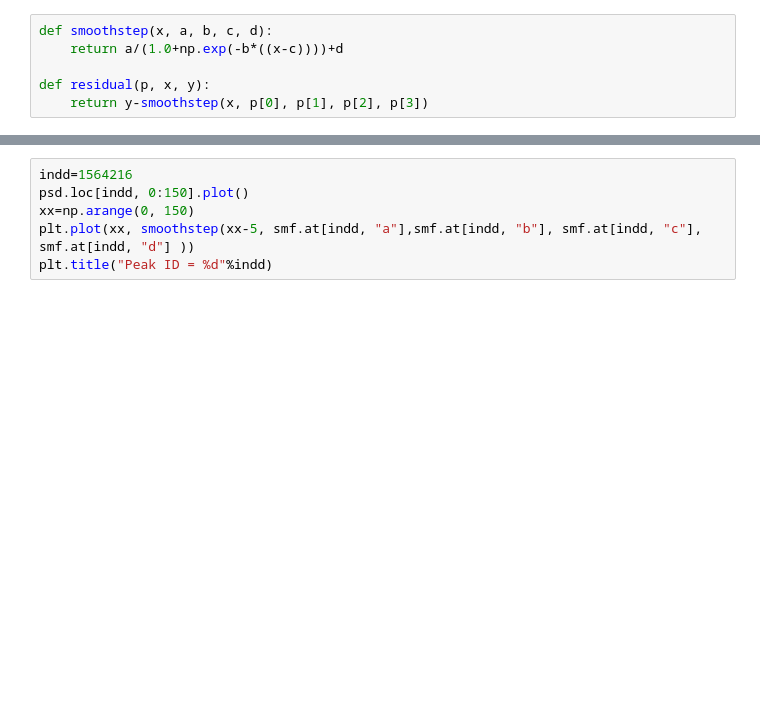
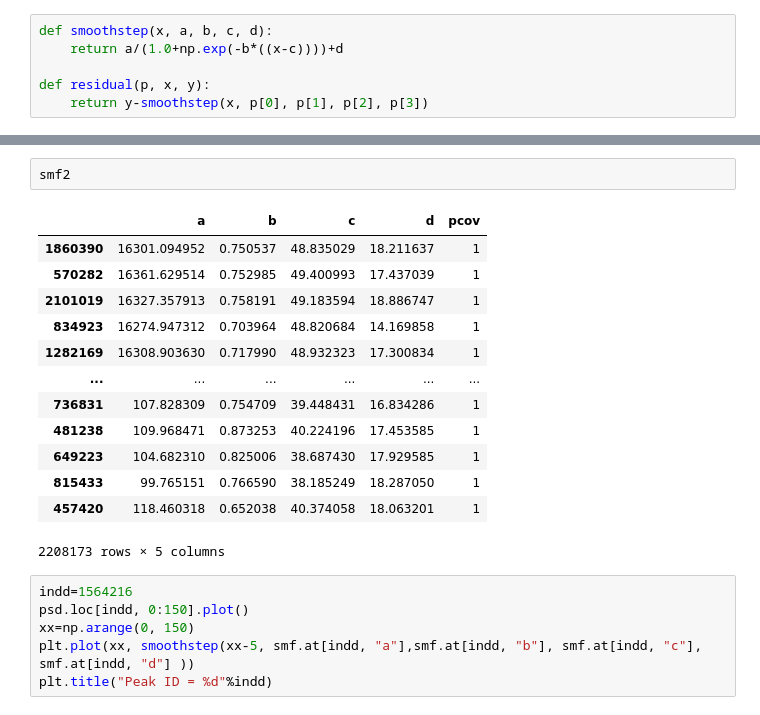
Before and after one commit to jiyongso/jupyter, a Jupyter notebook: psd/psd3.ipynb, the cells around one changed output, grey strips where cells are left out. Saved outputs shown, nothing was run; the diff lists cells and outputs as text; blank space fills up the shorter version.

```diff
--- a/psd/psd3.ipynb
+++ b/psd/psd3.ipynb
@@ -93,3 +109,19 @@ smf
+# %%
+smf2
+# %% [output]
+|  | a | b | c | d | pcov |
+| 1860390 | 16301.094952 | 0.750537 | 48.835029 | 18.211637 | 1 |
+| 570282 | 16361.629514 | 0.752985 | 49.400993 | 17.437039 | 1 |
+| 2101019 | 16327.357913 | 0.758191 | 49.183594 | 18.886747 | 1 |
+| 834923 | 16274.947312 | 0.703964 | 48.820684 | 14.169858 | 1 |
+| 1282169 | 16308.903630 | 0.717990 | 48.932323 | 17.300834 | 1 |
+| ... | ... | ... | ... | ... | ... |
+| 736831 | 107.828309 | 0.754709 | 39.448431 | 16.834286 | 1 |
+| 481238 | 109.968471 | 0.873253 | 40.224196 | 17.453585 | 1 |
+| 649223 | 104.682310 | 0.825006 | 38.687430 | 17.929585 | 1 |
+| 815433 | 99.765151 | 0.766590 | 38.185249 | 18.287050 | 1 |
+| 457420 | 118.460318 | 0.652038 | 40.374058 | 18.063201 | 1 |
+2208173 rows × 5 columns
 # %%
 indd=1564216
 psd.loc[indd, 0:150].plot()
```
Also changed, not shown: parts of 13 cells of this notebook, 16 other files.
